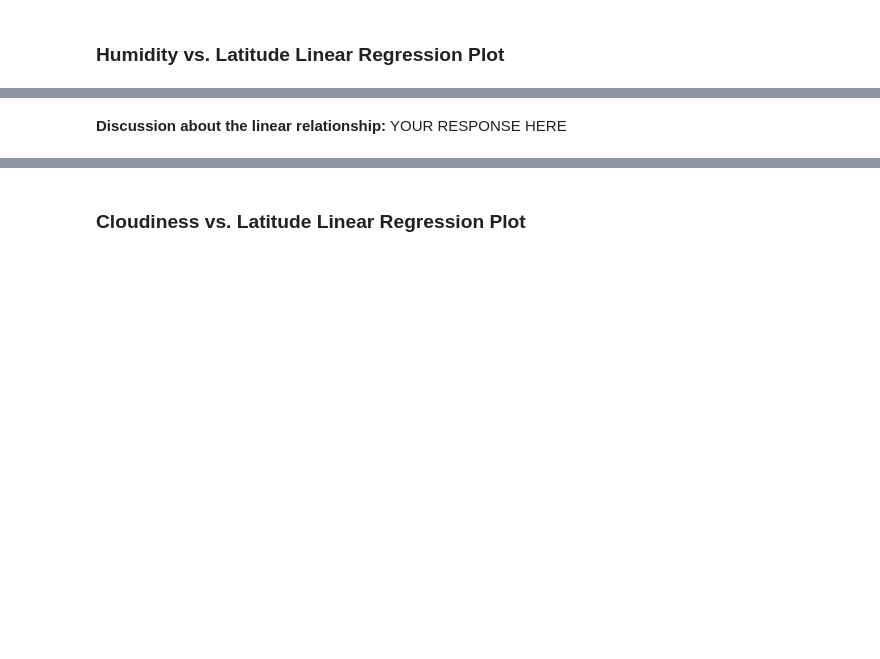
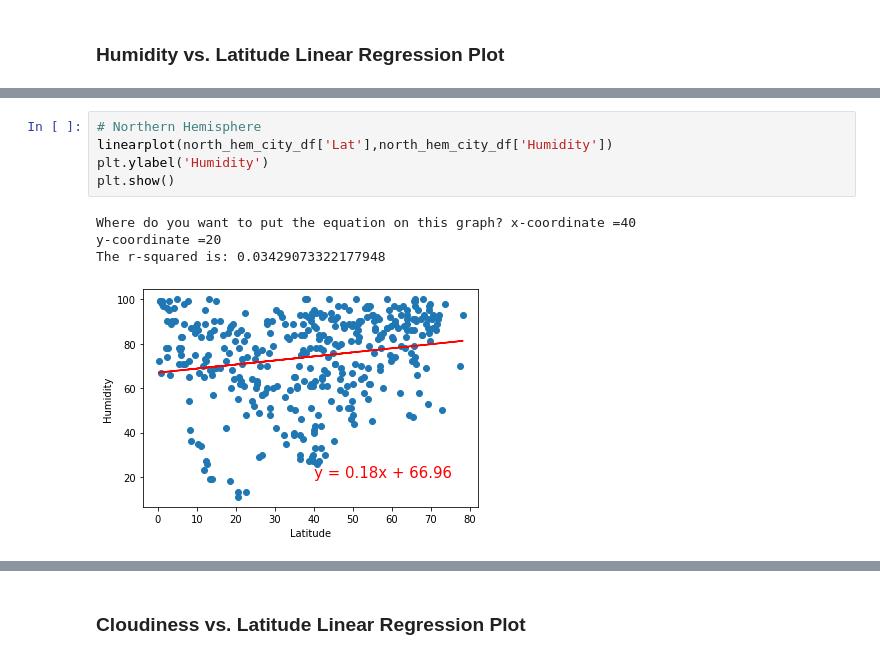
Before and after one commit to MarDuo2022/python-api-challenge, a Jupyter notebook: WeatherPy/WeatherPy.ipynb, the cells around one changed output, grey strips where cells are left out. Saved outputs shown, nothing was run; the diff lists cells and outputs as text; blank space fills up the shorter version.

```diff
--- a/WeatherPy/WeatherPy.ipynb
+++ b/WeatherPy/WeatherPy.ipynb
@@ -331,2 +336,10 @@ The r-value is: 0.0002808747046324607
-# %% [markdown]
-**Discussion about the linear relationship:** YOUR RESPONSE HERE
+# %%
+# Northern Hemisphere
+linearplot(north_hem_city_df['Lat'],north_hem_city_df['Humidity'])
+plt.ylabel('Humidity')
+plt.show()
+# %% [output]
+Where do you want to put the equation on this graph? x-coordinate =40
+y-coordinate =20
+The r-squared is: 0.03429073322177948
+[figure, added]
```
Also changed, not shown: parts of 35 cells of this notebook, 5 other files.
